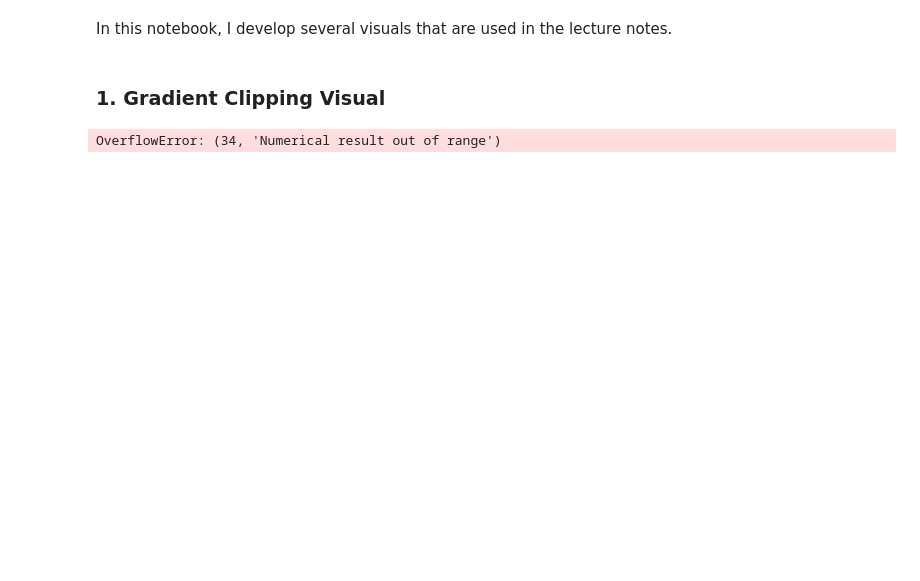
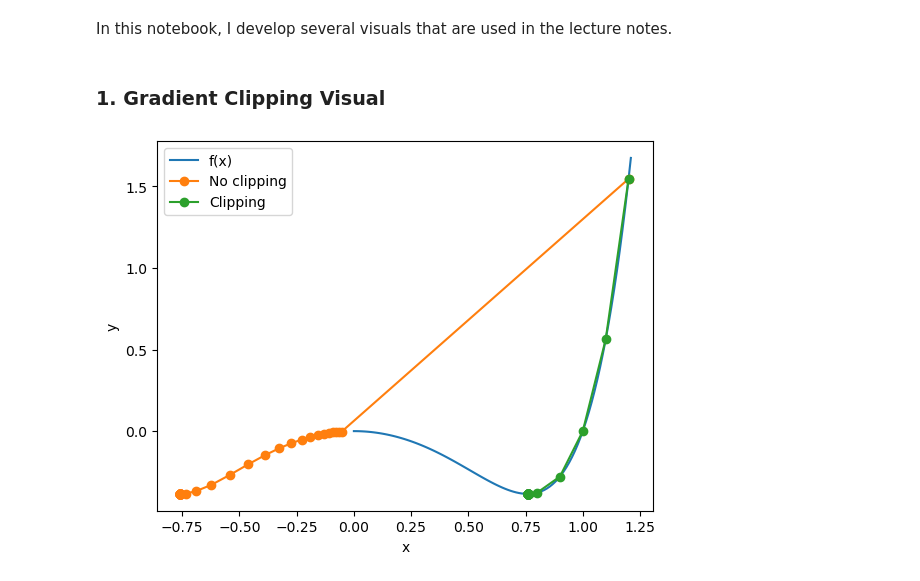
Before and after one commit to Lorenc1o/BDMA_Notes, a Jupyter notebook: Paris-Saclay/Machine-Learning/LectureNotes/source/visuals/visuals.ipynb, the cells around one changed output. Saved outputs shown, nothing was run; the diff lists cells and outputs as text; code cells hidden in the pictures; blank space fills up the shorter version.

```diff
--- a/Paris-Saclay/Machine-Learning/LectureNotes/source/visuals/visuals.ipynb
+++ b/Paris-Saclay/Machine-Learning/LectureNotes/source/visuals/visuals.ipynb
@@ -10,36 +10,39 @@ import matplotlib.pyplot as plt
 def f(x):
     return x**6 - x**2
 
 def df(x):
     return 6*x**5 - 2*x
 
 def gradient_descent(f, x0, alpha=0.1, n_iter=100, clip_norm=None):
     """Gradient descent algorithm."""
     x = x0
     x_history = []
     for i in range(n_iter):
         x_history.append(x)
-        x -= alpha * df(x)
         if clip_norm is not None:
-            norm = np.linalg.norm(x)
+            norm = np.linalg.norm(df(x))
             if norm > clip_norm:
-                x = x / norm * clip_norm
+                x -= alpha * df(x) / norm * clip_norm
+            else:
+                x -= alpha * df(x)
+        else:
+            x -= alpha * df(x)
     return x_history
 
 # Run gradient descent with and without clipping and plot the results
 x0 = 1.2
-x_history = gradient_descent(f, x0, alpha=0.5, n_iter=100)
-x_history_clipped = gradient_descent(f, x0, alpha=0.5, n_iter=100, clip_norm=0.1)
+x_history = gradient_descent(f, x0, alpha=0.1, n_iter=100)
+x_history_clipped = gradient_descent(f, x0, alpha=0.1, n_iter=100, clip_norm=1)
 
 # At each point of the trajectory, plot the gradient vector
 x = np.linspace(0, 1.21, 100)
 y = f(x)
 plt.plot(x, y)
 plt.plot(x_history, f(np.array(x_history)), 'o-')
 plt.plot(x_history_clipped, f(np.array(x_history_clipped)), 'o-')
 plt.legend(['f(x)', 'No clipping', 'Clipping'])
 plt.xlabel('x')
 plt.ylabel('y')
 plt.show()
 # %% [output]
-OverflowError: (34, 'Numerical result out of range')
+[figure, added]
```
Also changed, not shown: parts of 4 cells of this notebook, 24 other files.
